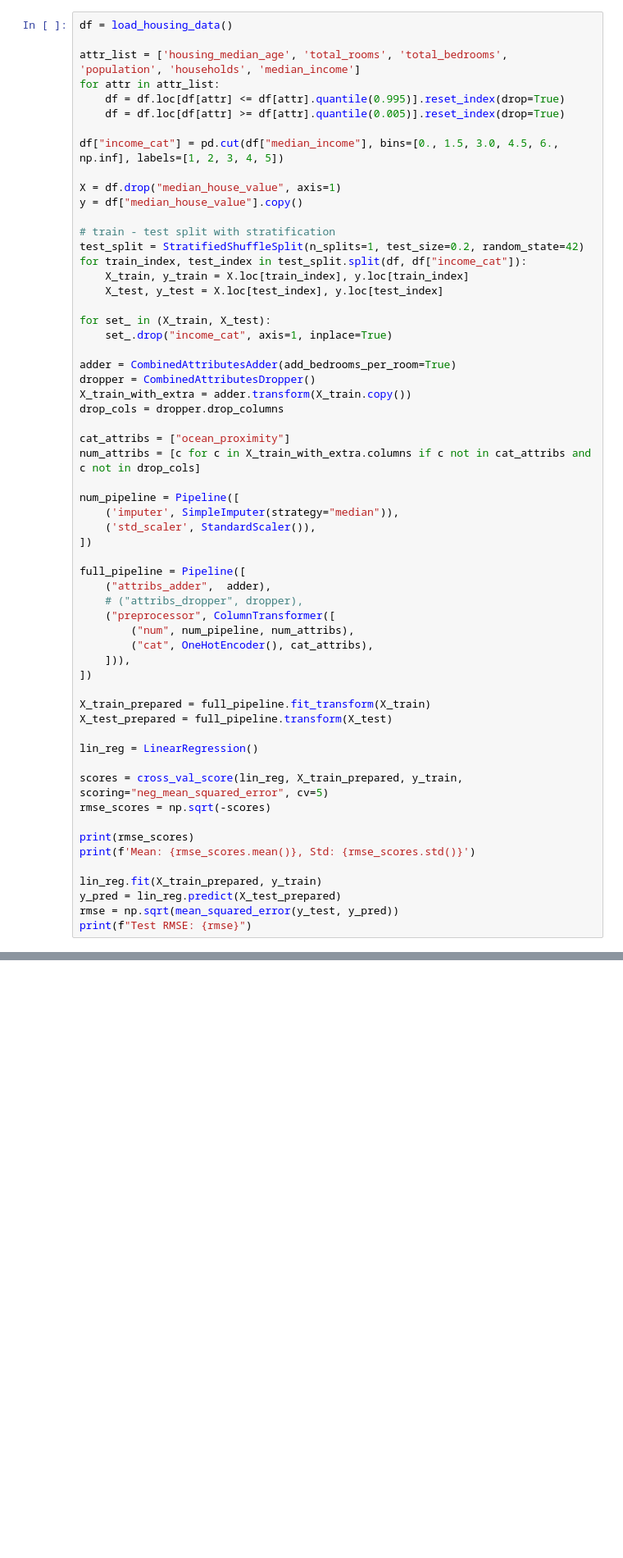
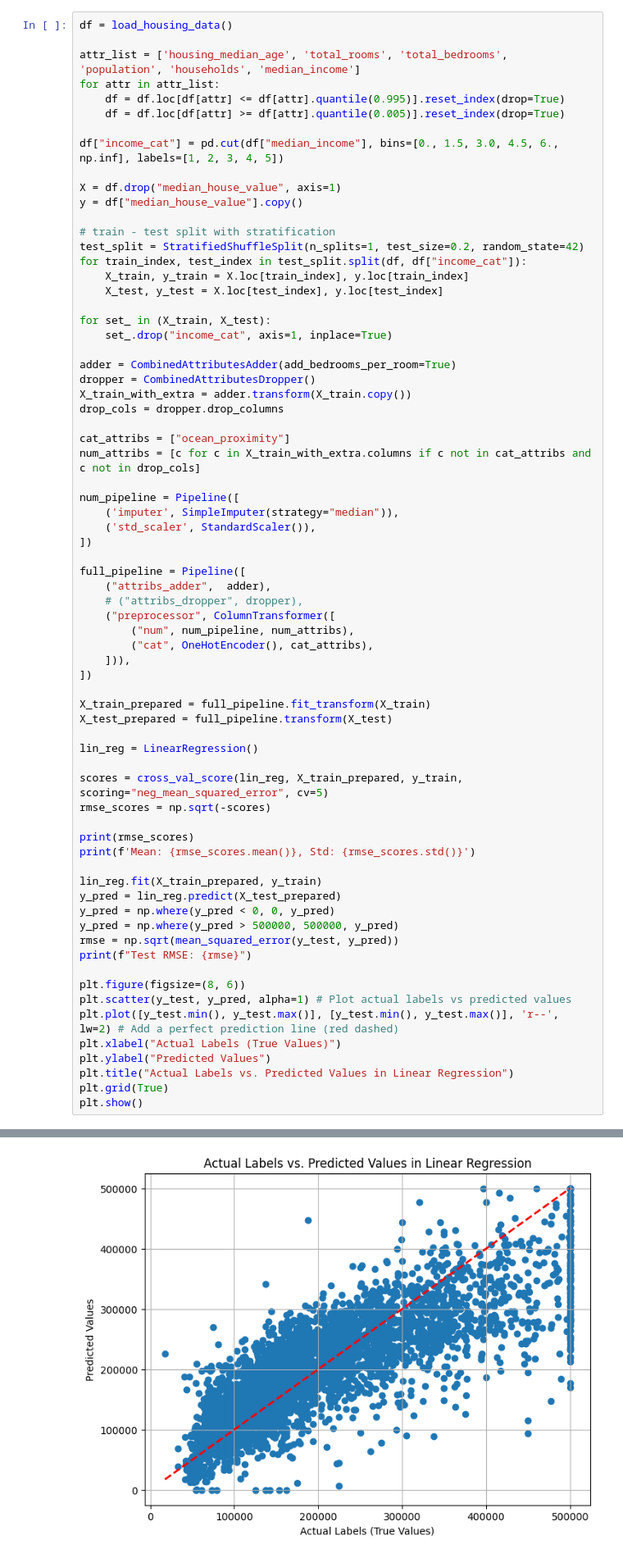
Before and after one commit to danilorr/california-housing-prediction, a Jupyter notebook: linear_model.ipynb, the cells around one changed output, grey strips where cells are left out. Shown at 82% size. Cells and saved outputs as stored; diff of their text form; blank space fills up the shorter version.

Commit message:
Plot of last prediction graph

```diff
--- a/linear_model.ipynb
+++ b/linear_model.ipynb
@@ -609,8 +609,19 @@ print(f'Mean: {rmse_scores.mean()}, Std: {rmse_scores.std()}')
 
 lin_reg.fit(X_train_prepared, y_train)
 y_pred = lin_reg.predict(X_test_prepared)
+y_pred = np.where(y_pred < 0, 0, y_pred)
+y_pred = np.where(y_pred > 500000, 500000, y_pred)
 rmse = np.sqrt(mean_squared_error(y_test, y_pred))
 print(f"Test RMSE: {rmse}")
+
+plt.figure(figsize=(8, 6))
+plt.scatter(y_test, y_pred, alpha=1) # Plot actual labels vs predicted values
+plt.plot([y_test.min(), y_test.max()], [y_test.min(), y_test.max()], 'r--', lw=2) # Add a perfect prediction line (red dashed)
+plt.xlabel("Actual Labels (True Values)")
+plt.ylabel("Predicted Values")
+plt.title("Actual Labels vs. Predicted Values in Linear Regression")
+plt.grid(True)
+plt.show()
 # %% [output]
 [66809.8816089  65699.04283368 65812.58470773 62169.67850475
  64505.08533582]
@@ -618,0 +630 @@ Test RMSE: 66630.04825911114
+[figure, added]
```
Also changed, not shown: parts of 1 cell of this notebook.
